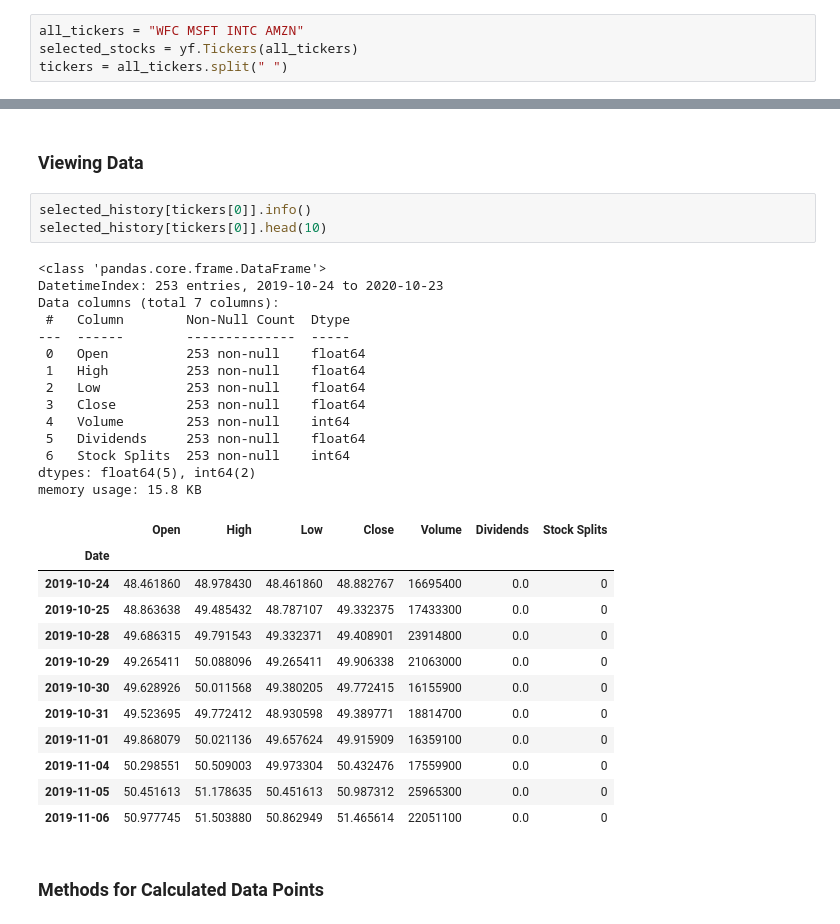
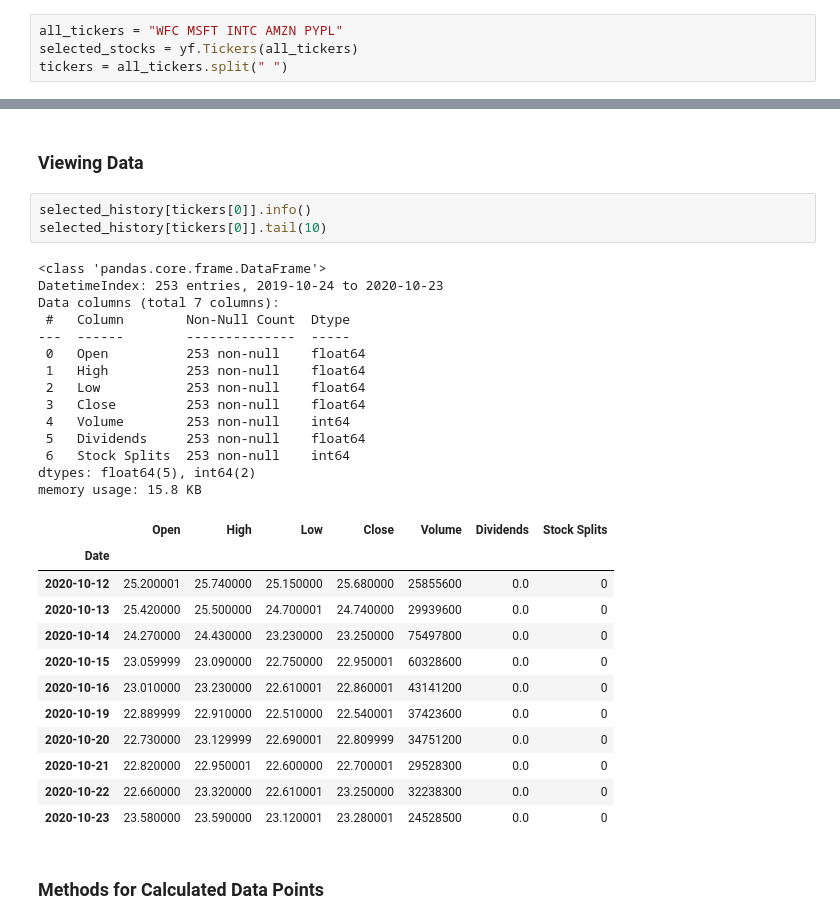
Before and after one commit to WDB40/data-processing-python, a Jupyter notebook: yfinance_library.ipynb, the cells around one changed output, grey strips where cells are left out. Drawn from its saved outputs; the diff is of its cells as text.

```diff
--- a/yfinance_library.ipynb
+++ b/yfinance_library.ipynb
@@ -16,7 +16,7 @@ import cufflinks as cf
 # %% [markdown]
 <h3>Grabbing Tickers</h3>
 # %%
-all_tickers = "WFC MSFT INTC AMZN"
+all_tickers = "WFC MSFT INTC AMZN PYPL"
 selected_stocks = yf.Tickers(all_tickers)
 tickers = all_tickers.split(" ")
 # %% [markdown]
@@ -30,34 +30,34 @@ for index in range(len(tickers)):
 <h3>Viewing Data</h3>
 # %%
 selected_history[tickers[0]].info()
-selected_history[tickers[0]].head(10)
+selected_history[tickers[0]].tail(10)
 # %% [output]
 <class 'pandas.core.frame.DataFrame'>
 DatetimeIndex: 253 entries, 2019-10-24 to 2020-10-23
 Data columns (total 7 columns):
  #   Column        Non-Null Count  Dtype
 ---  ------        --------------  -----
  0   Open          253 non-null    float64
  1   High          253 non-null    float64
  2   Low           253 non-null    float64
  3   Close         253 non-null    float64
  4   Volume        253 non-null    int64
  5   Dividends     253 non-null    float64
  6   Stock Splits  253 non-null    int64
 dtypes: float64(5), int64(2)
 memory usage: 15.8 KB
 |  | Open | High | Low | Close | Volume | Dividends | Stock Splits |
 | Date |  |  |  |  |  |  |  |
-| 2019-10-24 | 48.461860 | 48.978430 | 48.461860 | 48.882767 | 16695400 | 0.0 | 0 |
-| 2019-10-25 | 48.863638 | 49.485432 | 48.787107 | 49.332375 | 17433300 | 0.0 | 0 |
-| 2019-10-28 | 49.686315 | 49.791543 | 49.332371 | 49.408901 | 23914800 | 0.0 | 0 |
-| 2019-10-29 | 49.265411 | 50.088096 | 49.265411 | 49.906338 | 21063000 | 0.0 | 0 |
-| 2019-10-30 | 49.628926 | 50.011568 | 49.380205 | 49.772415 | 16155900 | 0.0 | 0 |
-| 2019-10-31 | 49.523695 | 49.772412 | 48.930598 | 49.389771 | 18814700 | 0.0 | 0 |
-| 2019-11-01 | 49.868079 | 50.021136 | 49.657624 | 49.915909 | 16359100 | 0.0 | 0 |
-| 2019-11-04 | 50.298551 | 50.509003 | 49.973304 | 50.432476 | 17559900 | 0.0 | 0 |
-| 2019-11-05 | 50.451613 | 51.178635 | 50.451613 | 50.987312 | 25965300 | 0.0 | 0 |
-| 2019-11-06 | 50.977745 | 51.503880 | 50.862949 | 51.465614 | 22051100 | 0.0 | 0 |
+| 2020-10-12 | 25.200001 | 25.740000 | 25.150000 | 25.680000 | 25855600 | 0.0 | 0 |
+| 2020-10-13 | 25.420000 | 25.500000 | 24.700001 | 24.740000 | 29939600 | 0.0 | 0 |
+| 2020-10-14 | 24.270000 | 24.430000 | 23.230000 | 23.250000 | 75497800 | 0.0 | 0 |
+| 2020-10-15 | 23.059999 | 23.090000 | 22.750000 | 22.950001 | 60328600 | 0.0 | 0 |
+| 2020-10-16 | 23.010000 | 23.230000 | 22.610001 | 22.860001 | 43141200 | 0.0 | 0 |
+| 2020-10-19 | 22.889999 | 22.910000 | 22.510000 | 22.540001 | 37423600 | 0.0 | 0 |
+| 2020-10-20 | 22.730000 | 23.129999 | 22.690001 | 22.809999 | 34751200 | 0.0 | 0 |
+| 2020-10-21 | 22.820000 | 22.950001 | 22.600000 | 22.700001 | 29528300 | 0.0 | 0 |
+| 2020-10-22 | 22.660000 | 23.320000 | 22.610001 | 23.250000 | 32238300 | 0.0 | 0 |
+| 2020-10-23 | 23.580000 | 23.590000 | 23.120001 | 23.280001 | 24528500 | 0.0 | 0 |
 # %% [markdown]
 <h3>Methods for Calculated Data Points</h3>
 # %%
```
Also changed, not shown: parts of 7 cells of this notebook.
